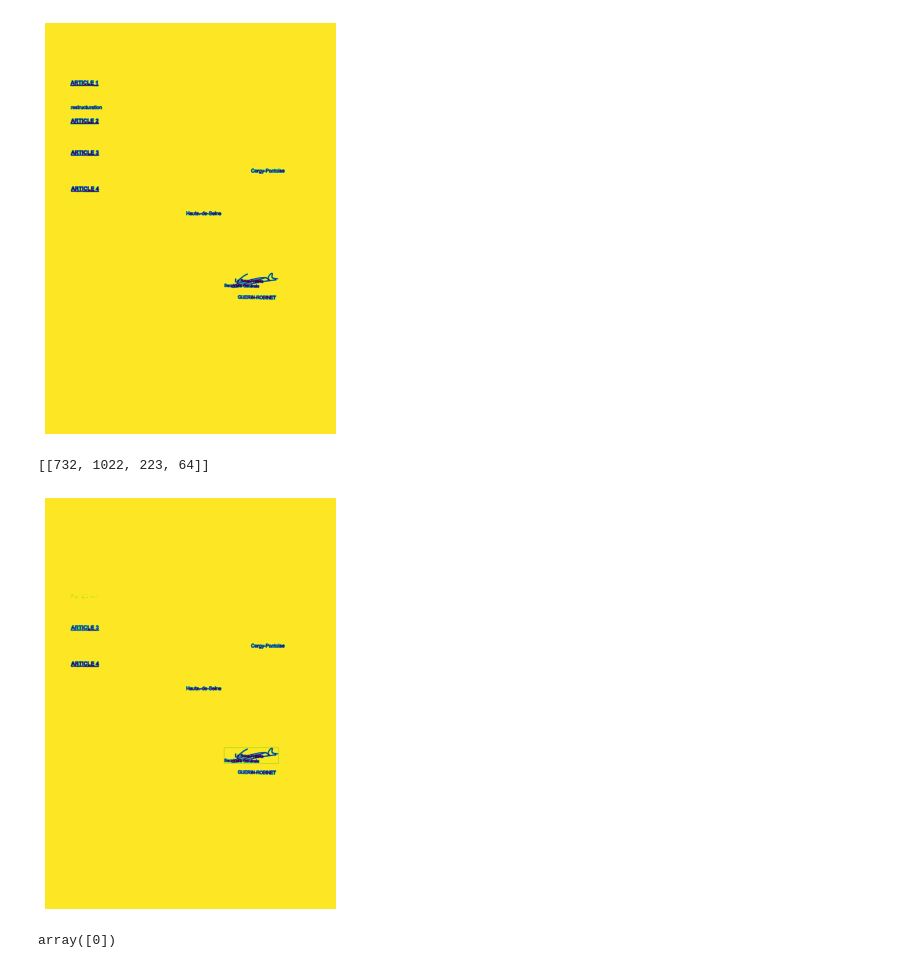
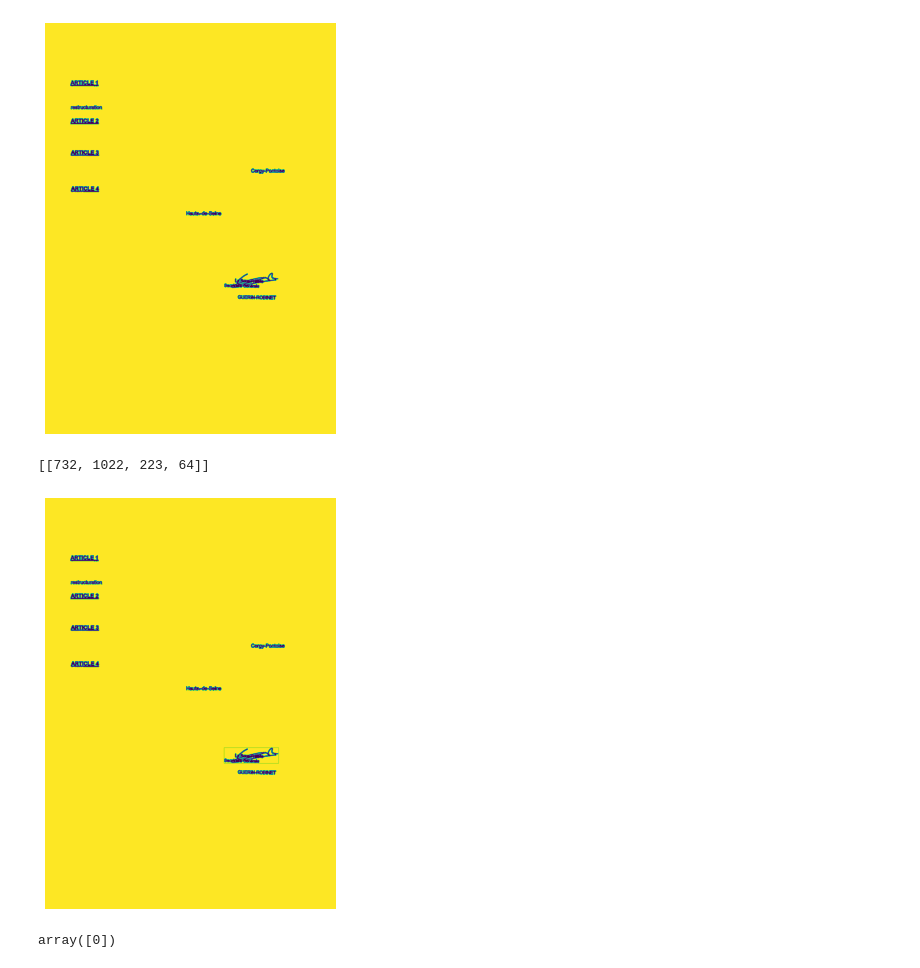
Before and after one commit to EnzoSeason/signature_detection, a Jupyter notebook: lab/dev.ipynb, the cells around one changed output. Cells and saved outputs as stored; diff of their text form; code cells hidden in the pictures.

```diff
--- a/lab/dev.ipynb
+++ b/lab/dev.ipynb
@@ -78,22 +78,22 @@ plt.imsave('./data/output/signed_image.jpg', preview)
 # %% [output]
 [figure]
 # %%
-cnts = cv2.findContours(img, cv2.RETR_TREE, cv2.CHAIN_APPROX_SIMPLE)
+cnts = cv2.findContours(preview, cv2.RETR_TREE, cv2.CHAIN_APPROX_SIMPLE)
 cnt = cnts[0] if len(cnts) == 2 else cnts[1]
 # %%
 boxes = []
-copy_img = img.copy()
+copy_img = preview.copy()
 for c in cnt:
     (x, y, w, h) = cv2.boundingRect(c)
     if h * w > 10000 and h < copy_img.shape[0] and w < copy_img.shape[1]:
         cv2.rectangle(copy_img,(x,y),(x+w,y+h),(155,155,0),1)
         boxes.append([x, y, w, h])
 print(boxes)
 show_image(copy_img)
 plt.imsave('./data/output/signed_image_boxed.jpeg', copy_img)
 # %% [output]
 [[732, 1022, 223, 64]]
-[figure, old version]
+[figure, new version]
 # %%
 np_boxes = np.array(boxes)
 # %%
```
Also changed, not shown: parts of 1 cell of this notebook, 4 other files.
